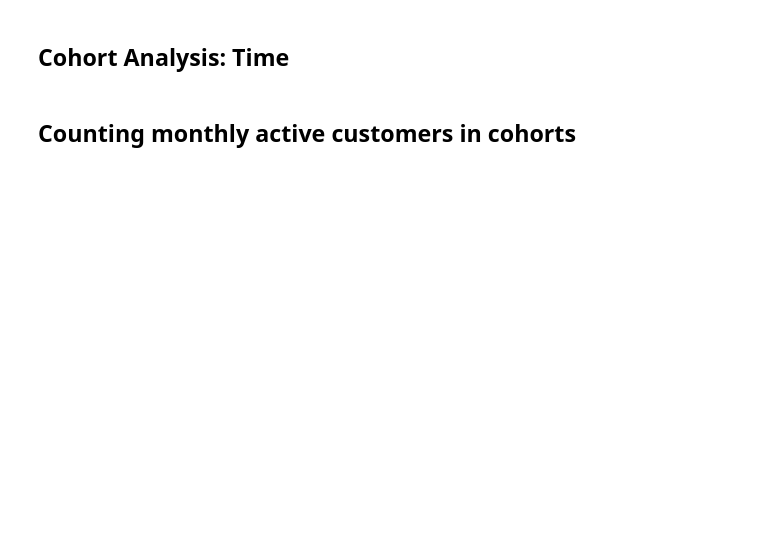
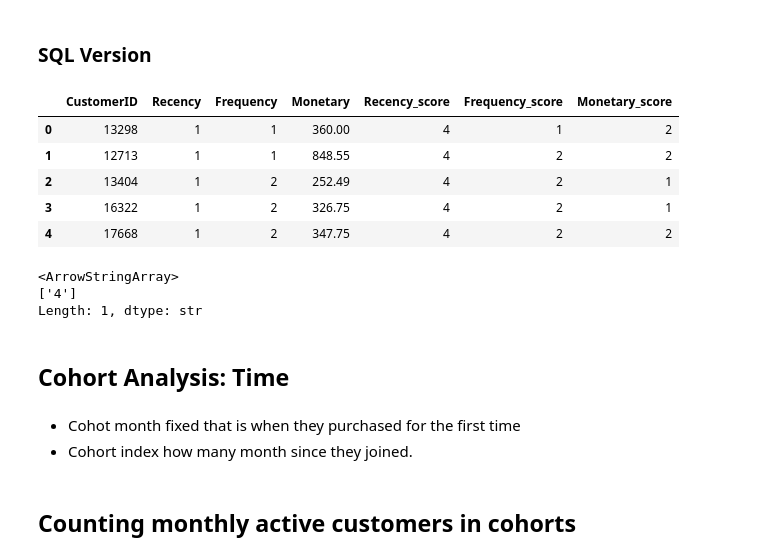
Before and after one commit to aguchhait-stack/Online_Retail_II, a Jupyter notebook: online_retail_uci.ipynb, the cells around one changed output. Drawn from its saved outputs; the diff is of its cells as text; code cells hidden in the pictures; blank space fills up the shorter version.

```diff
--- a/online_retail_uci.ipynb
+++ b/online_retail_uci.ipynb
@@ -72,3 +203,45 @@ Rows dropped: 26.98%
+# %% [markdown]
+### SQL Version
+# %%
+rfm_sql = sqldf("""
+
+    WITH RFM AS (
+
+    SELECT
+        CustomerID,
+        CAST((SELECT JULIANDAY(MAX(InvoiceDate)) + 1 FROM retail_silver) - JULIANDAY(MAX(InvoiceDate)) AS INTEGER)
+        AS Recency,
+        COUNT(DISTINCT Invoice) AS Frequency,
+        SUM(TotalPrice) AS Monetary
+
+    FROM retail_silver
+
+    GROUP BY CustomerID
+    )
+       SELECT *,
+
+       CAST (5-NTILE(4) OVER (ORDER BY Recency) AS TEXT)  Recency_score,
+       CAST (NTILE(4) OVER (ORDER BY Frequency) AS TEXT) Frequency_score,
+       CAST  (NTILE(4) OVER (ORDER BY Monetary) AS TEXT)  Monetary_score
+
+    FROM RFM;
+
+""")
+
+rfm_sql.head()
+# %% [output]
+|  | CustomerID | Recency | Frequency | Monetary | Recency_score | Frequency_score | Monetary_score |
+| 0 | 13298 | 1 | 1 | 360.00 | 4 | 1 | 2 |
+| 1 | 12713 | 1 | 1 | 848.55 | 4 | 2 | 2 |
+| 2 | 13404 | 1 | 2 | 252.49 | 4 | 2 | 1 |
+| 3 | 16322 | 1 | 2 | 326.75 | 4 | 2 | 1 |
+| 4 | 17668 | 1 | 2 | 347.75 | 4 | 2 | 2 |
+# %%
+rfm_sql[rfm_sql["Recency"]==rfm_sql["Recency"].min()]["Recency_score"].unique()
+# %% [output]
+<ArrowStringArray>
+['4']
+Length: 1, dtype: str
 # %% [markdown]
 ## Cohort Analysis: Time
 # %%
@@ -78,5 +251,8 @@ retail_clean['cohort_month']=retail_clean.groupby("customer_id")["invoice_month"
 # Cohort based on month
 retail_clean["cohort_index"]= (retail_clean['invoice_month'].dt.year-retail_clean['cohort_month'].dt.year)*12 +\
                               (retail_clean['invoice_month'].dt.month-retail_clean['cohort_month'].dt.month)
+# %% [markdown]
+- Cohot month fixed that is when they purchased for the first time
+- Cohort index how many month since they joined.
 # %% [markdown]
 ## Counting monthly active customers in cohorts
```
Also changed, not shown: parts of 25 cells of this notebook, 5 other files.
